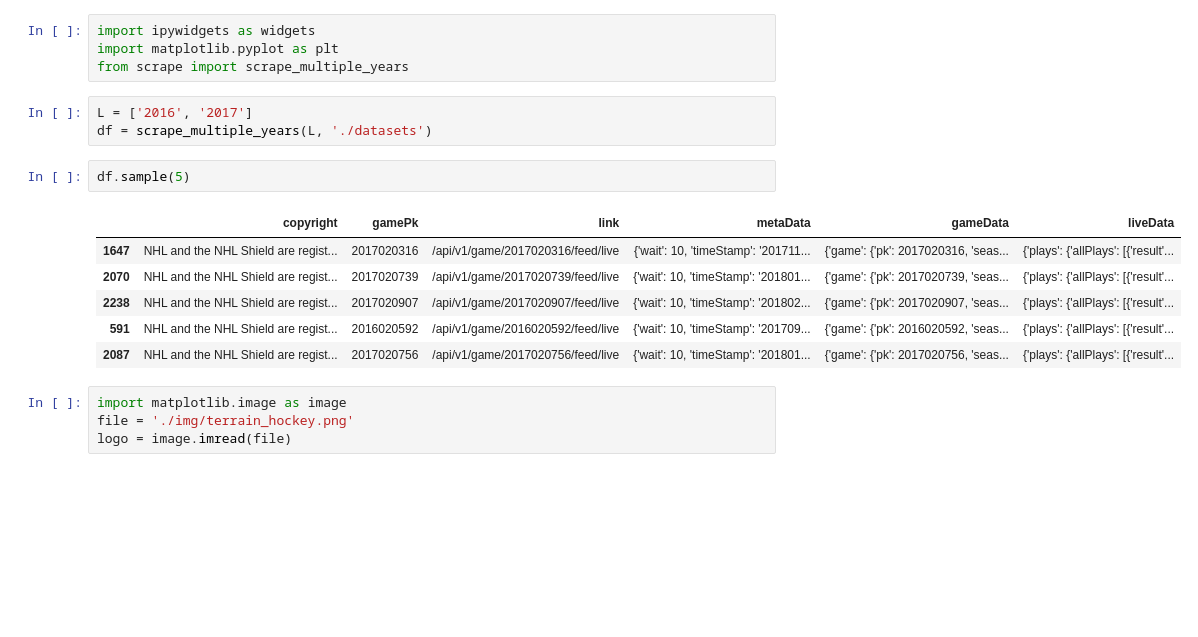
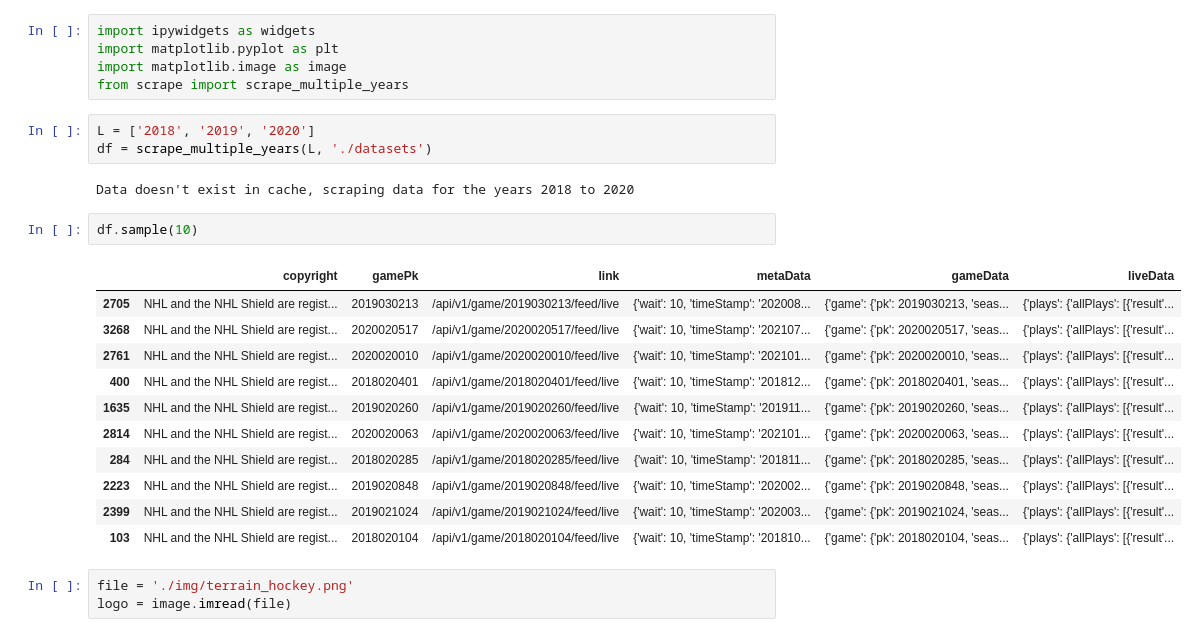
Before and after one commit to MkYacine/IFT6758-Projet, a Jupyter notebook: data/Interactif_debug_tool.ipynb, the cells around one changed output. Drawn from its saved outputs; the diff is of its cells as text; blank space fills up the shorter version.

```diff
--- a/data/Interactif_debug_tool.ipynb
+++ b/data/Interactif_debug_tool.ipynb
@@ -1,23 +1,30 @@
 # %%
 import ipywidgets as widgets
 import matplotlib.pyplot as plt
+import matplotlib.image as image
 from scrape import scrape_multiple_years
 # %%
-L = ['2016', '2017']
+L = ['2018', '2019', '2020']
 df = scrape_multiple_years(L, './datasets')
+# %% [output]
+Data doesn't exist in cache, scraping data for the years 2018 to 2020
 # %%
-df.sample(5)
+df.sample(10)
 # %% [output]
 |  | copyright | gamePk | link | metaData | gameData | liveData |
-| 1647 | NHL and the NHL Shield are regist... | 2017020316 | /api/v1/game/2017020316/feed/live | {'wait': 10, 'timeStamp': '201711... | {'game': {'pk': 2017020316, 'seas... | {'plays': {'allPlays': [{'result'... |
-| 2070 | NHL and the NHL Shield are regist... | 2017020739 | /api/v1/game/2017020739/feed/live | {'wait': 10, 'timeStamp': '201801... | {'game': {'pk': 2017020739, 'seas... | {'plays': {'allPlays': [{'result'... |
-| 2238 | NHL and the NHL Shield are regist... | 2017020907 | /api/v1/game/2017020907/feed/live | {'wait': 10, 'timeStamp': '201802... | {'game': {'pk': 2017020907, 'seas... | {'plays': {'allPlays': [{'result'... |
-| 591 | NHL and the NHL Shield are regist... | 2016020592 | /api/v1/game/2016020592/feed/live | {'wait': 10, 'timeStamp': '201709... | {'game': {'pk': 2016020592, 'seas... | {'plays': {'allPlays': [{'result'... |
-| 2087 | NHL and the NHL Shield are regist... | 2017020756 | /api/v1/game/2017020756/feed/live | {'wait': 10, 'timeStamp': '201801... | {'game': {'pk': 2017020756, 'seas... | {'plays': {'allPlays': [{'result'... |
+| 2705 | NHL and the NHL Shield are regist... | 2019030213 | /api/v1/game/2019030213/feed/live | {'wait': 10, 'timeStamp': '202008... | {'game': {'pk': 2019030213, 'seas... | {'plays': {'allPlays': [{'result'... |
+| 3268 | NHL and the NHL Shield are regist... | 2020020517 | /api/v1/game/2020020517/feed/live | {'wait': 10, 'timeStamp': '202107... | {'game': {'pk': 2020020517, 'seas... | {'plays': {'allPlays': [{'result'... |
+| 2761 | NHL and the NHL Shield are regist... | 2020020010 | /api/v1/game/2020020010/feed/live | {'wait': 10, 'timeStamp': '202101... | {'game': {'pk': 2020020010, 'seas... | {'plays': {'allPlays': [{'result'... |
+| 400 | NHL and the NHL Shield are regist... | 2018020401 | /api/v1/game/2018020401/feed/live | {'wait': 10, 'timeStamp': '201812... | {'game': {'pk': 2018020401, 'seas... | {'plays': {'allPlays': [{'result'... |
+| 1635 | NHL and the NHL Shield are regist... | 2019020260 | /api/v1/game/2019020260/feed/live | {'wait': 10, 'timeStamp': '201911... | {'game': {'pk': 2019020260, 'seas... | {'plays': {'allPlays': [{'result'... |
+| 2814 | NHL and the NHL Shield are regist... | 2020020063 | /api/v1/game/2020020063/feed/live | {'wait': 10, 'timeStamp': '202101... | {'game': {'pk': 2020020063, 'seas... | {'plays': {'allPlays': [{'result'... |
+| 284 | NHL and the NHL Shield are regist... | 2018020285 | /api/v1/game/2018020285/feed/live | {'wait': 10, 'timeStamp': '201811... | {'game': {'pk': 2018020285, 'seas... | {'plays': {'allPlays': [{'result'... |
+| 2223 | NHL and the NHL Shield are regist... | 2019020848 | /api/v1/game/2019020848/feed/live | {'wait': 10, 'timeStamp': '202002... | {'game': {'pk': 2019020848, 'seas... | {'plays': {'allPlays': [{'result'... |
+| 2399 | NHL and the NHL Shield are regist... | 2019021024 | /api/v1/game/2019021024/feed/live | {'wait': 10, 'timeStamp': '202003... | {'game': {'pk': 2019021024, 'seas... | {'plays': {'allPlays': [{'result'... |
+| 103 | NHL and the NHL Shield are regist... | 2018020104 | /api/v1/game/2018020104/feed/live | {'wait': 10, 'timeStamp': '201810... | {'game': {'pk': 2018020104, 'seas... | {'plays': {'allPlays': [{'result'... |
-# %%
-import matplotlib.image as image
-file = './img/terrain_hockey.png'
-logo = image.imread(file)
+# %%
+file = './img/terrain_hockey.png'
+logo = image.imread(file)
 # %%
 @widgets.interact(gameId=(1, df.shape[0]))
 def gameId_plays(gameId=1):
```
Also changed, not shown: parts of 1 cell of this notebook, 3 other files.
